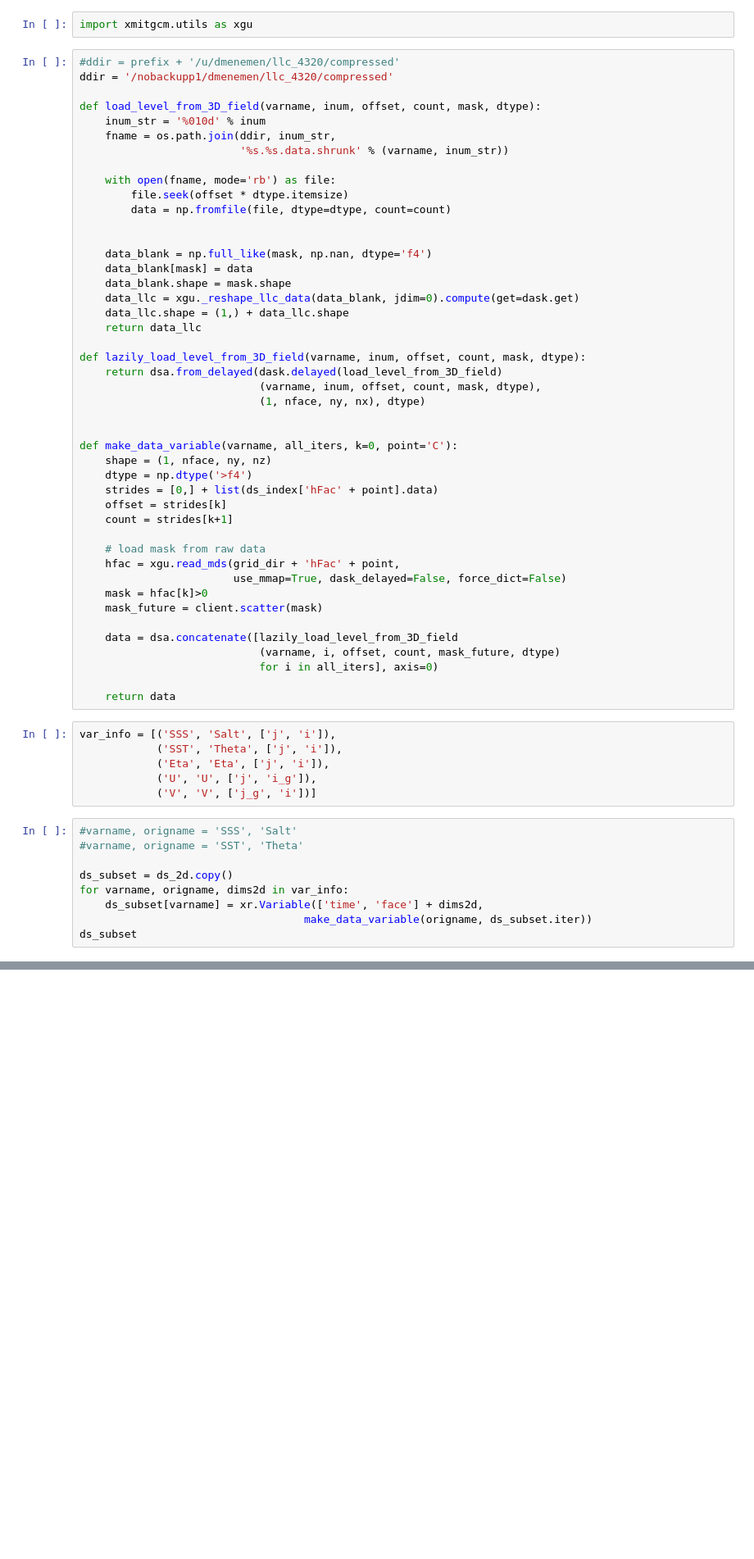
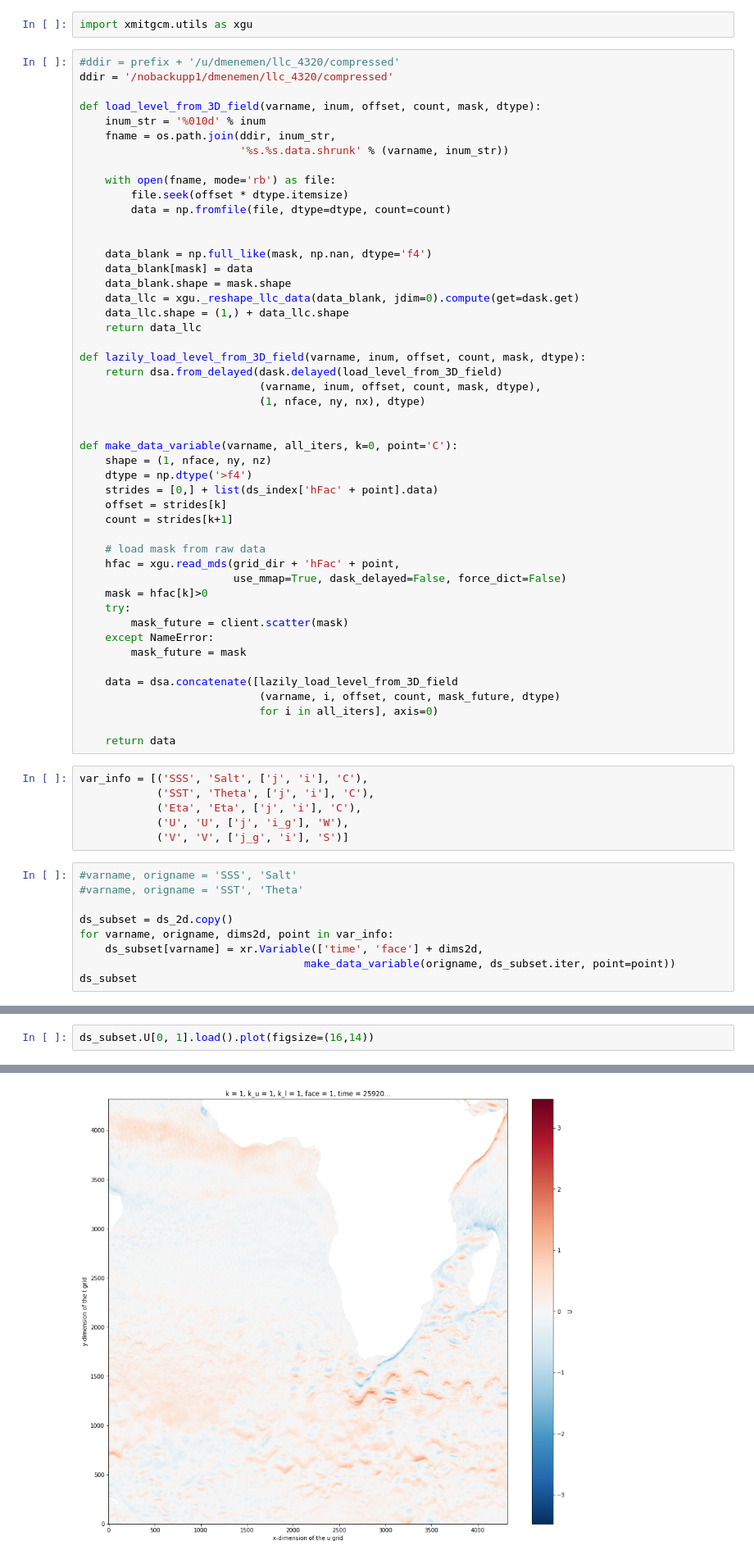
Before and after one commit to rabernat/llcreader, a Jupyter notebook: load_llc.ipynb, the cells around one changed output, grey strips where cells are left out. Shown at 82% size. Saved outputs shown, nothing was run; the diff lists cells and outputs as text; blank space fills up the shorter version.

```diff
--- a/load_llc.ipynb
+++ b/load_llc.ipynb
@@ -199,7 +216,10 @@ def make_data_variable(varname, all_iters, k=0, point='C'):
     hfac = xgu.read_mds(grid_dir + 'hFac' + point,
                         use_mmap=True, dask_delayed=False, force_dict=False)
     mask = hfac[k]>0
-    mask_future = client.scatter(mask)
+    try:
+        mask_future = client.scatter(mask)
+    except NameError:
+        mask_future = mask
 
     data = dsa.concatenate([lazily_load_level_from_3D_field
                             (varname, i, offset, count, mask_future, dtype)
@@ -207,19 +227,19 @@ def make_data_variable(varname, all_iters, k=0, point='C'):
 
     return data
 # %%
-var_info = [('SSS', 'Salt', ['j', 'i']),
-            ('SST', 'Theta', ['j', 'i']),
-            ('Eta', 'Eta', ['j', 'i']),
-            ('U', 'U', ['j', 'i_g']),
-            ('V', 'V', ['j_g', 'i'])]
+var_info = [('SSS', 'Salt', ['j', 'i'], 'C'),
+            ('SST', 'Theta', ['j', 'i'], 'C'),
+            ('Eta', 'Eta', ['j', 'i'], 'C'),
+            ('U', 'U', ['j', 'i_g'], 'W'),
+            ('V', 'V', ['j_g', 'i'], 'S')]
 # %%
 #varname, origname = 'SSS', 'Salt'
 #varname, origname = 'SST', 'Theta'
 
 ds_subset = ds_2d.copy()
-for varname, origname, dims2d in var_info:
+for varname, origname, dims2d, point in var_info:
     ds_subset[varname] = xr.Variable(['time', 'face'] + dims2d,
-                                   make_data_variable(origname, ds_subset.iter))
+                                   make_data_variable(origname, ds_subset.iter, point=point))
 ds_subset
 # %% [output]
 <xarray.Dataset>
@@ -239,3 +259,6 @@ Coordinates:
     title:        netCDF wrapper of MITgcm MDS binary data
     source:       MITgcm
     history:      Created by calling `open_mdsdataset(llc_method='smallchunks...
+# %%
+ds_subset.U[0, 1].load().plot(figsize=(16,14))
+# %% [output]
@@ -241,0 +266 @@ Coordinates:
+[figure, added]
```
Also changed, not shown: parts of 3 cells of this notebook.
